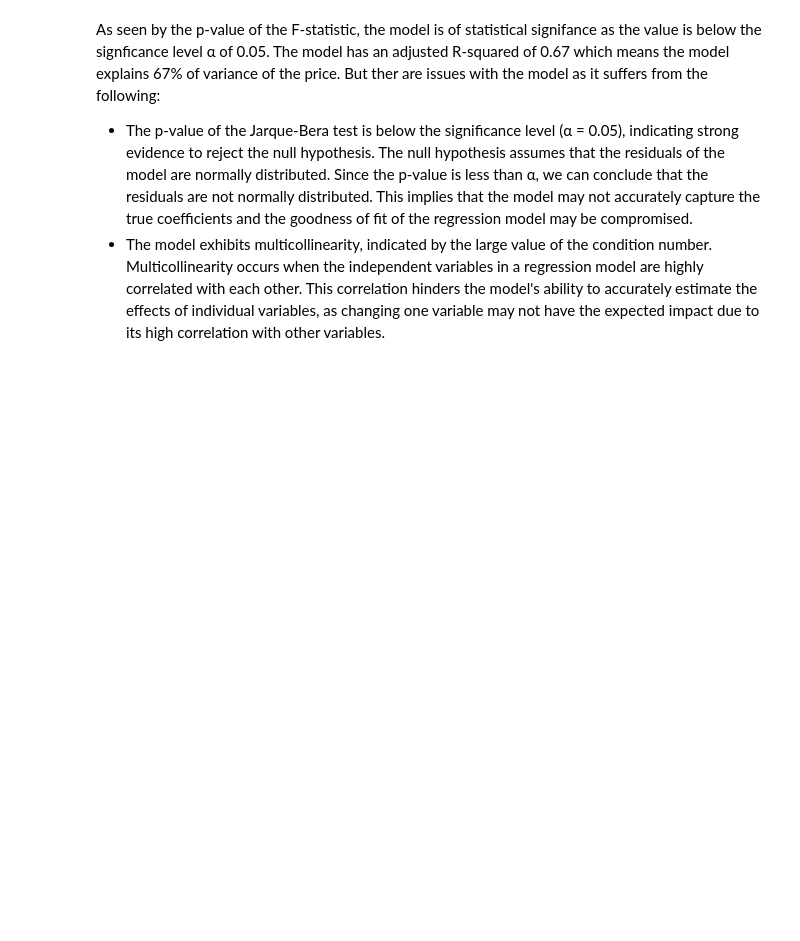
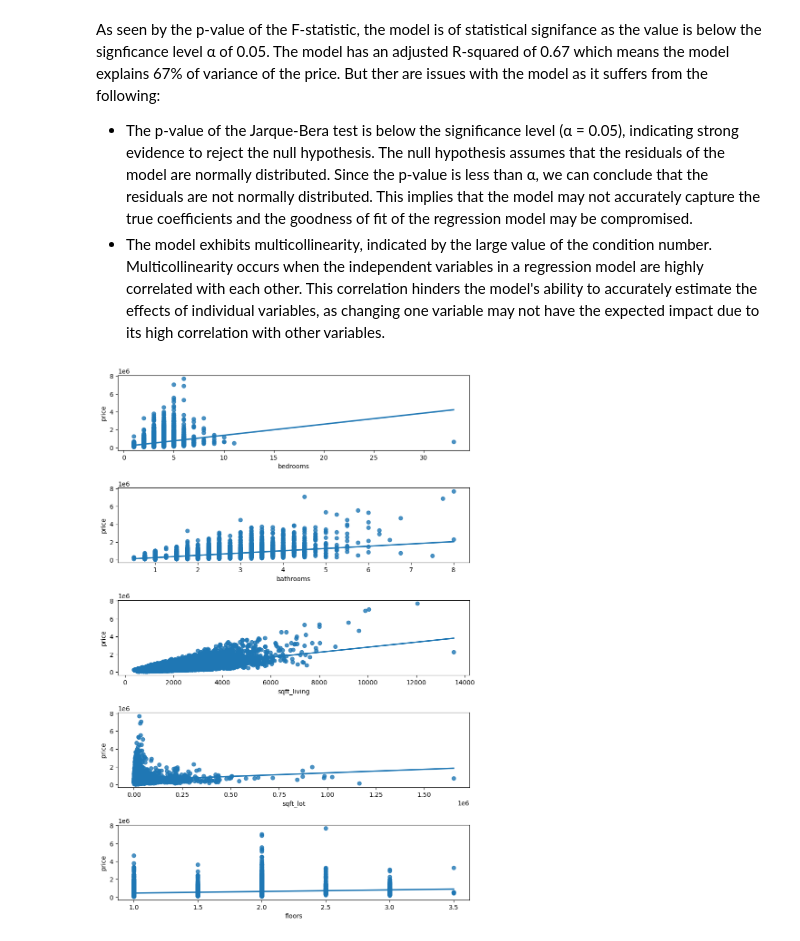
Before and after one commit to AdnanK1/phase-2, a Jupyter notebook: index.ipynb, the cells around one changed output. Cells and saved outputs as stored; diff of their text form; code cells hidden in the pictures; blank space fills up the shorter version.

```diff
--- a/index.ipynb
+++ b/index.ipynb
@@ -158,3 +158,14 @@ As seen by the p-value of the F-statistic, the model is of statistical signifanc
 
 * The p-value of the Jarque-Bera test is below the significance level (&alpha; = 0.05), indicating strong evidence to reject the null hypothesis. The null hypothesis assumes that the residuals of the model are normally distributed. Since the p-value is less than &alpha;, we can conclude that the residuals are not normally distributed. This implies that the model may not accurately capture the true coefficients and the goodness of fit of the regression model may be compromised.
 * The model exhibits multicollinearity, indicated by the large value of the condition number. Multicollinearity occurs when the independent variables in a regression model are highly correlated with each other. This correlation hinders the model's ability to accurately estimate the effects of individual variables, as changing one variable may not have the expected impact due to its high correlation with other variables.
+# %%
+fig, ax = plt.subplots(nrows=5, figsize=(10,15))
+sns.regplot(x=house_copy['bedrooms'], y=y, ci=None, ax=ax[0])
+sns.regplot(x=house_copy['bathrooms'], y=y, ci=None, ax=ax[1])
+sns.regplot(x=house_copy['sqft_living'], y=y, ci=None, ax=ax[2])
+sns.regplot(x=house_copy['sqft_lot'], y=y, ci=None, ax=ax[3])
+sns.regplot(x=house_copy['floors'], y=y, ci=None, ax=ax[4])
+
+plt.subplots_adjust(hspace=0.5);  # Adjust the spacing between subplots;
+# %% [output]
+[figure, added]
```
Also changed, not shown: parts of 1 cell of this notebook.
